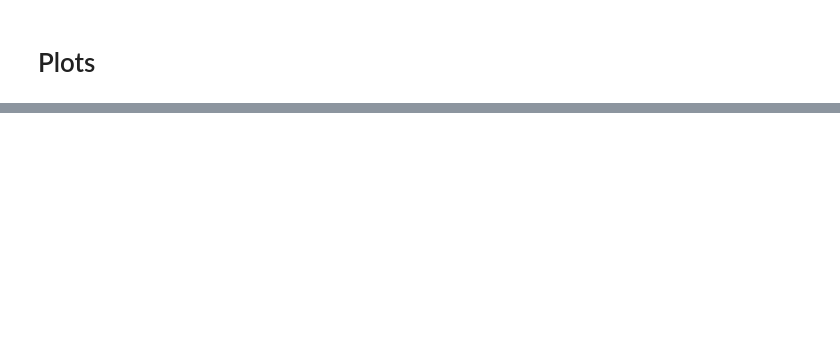
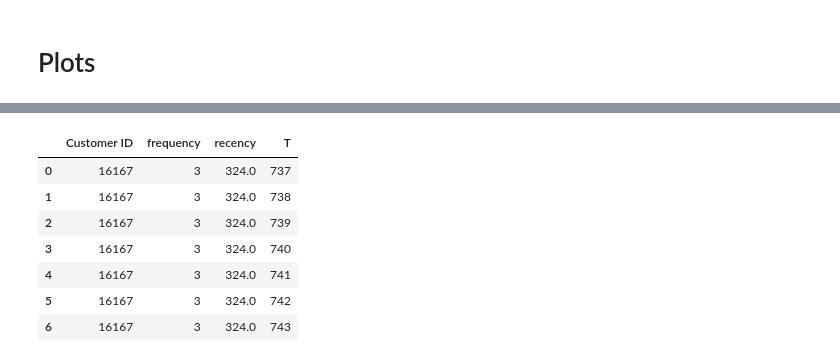
Before and after one commit to konkinit/ltv_analysis, a Jupyter notebook: notebooks/draft.ipynb, the cells around one changed output, grey strips where cells are left out. Saved outputs shown, nothing was run; the diff lists cells and outputs as text; code cells hidden in the pictures; blank space fills up the shorter version.

```diff
--- a/notebooks/draft.ipynb
+++ b/notebooks/draft.ipynb
@@ -96,0 +116,11 @@ T_future_transac = 7
+# %%
+get_customer_history_data(data_summary, customer_id, n_period)
+# %% [output]
+|  | Customer ID | frequency | recency | T |
+| 0 | 16167 | 3 | 324.0 | 737 |
+| 1 | 16167 | 3 | 324.0 | 738 |
+| 2 | 16167 | 3 | 324.0 | 739 |
+| 3 | 16167 | 3 | 324.0 | 740 |
+| 4 | 16167 | 3 | 324.0 | 741 |
+| 5 | 16167 | 3 | 324.0 | 742 |
+| 6 | 16167 | 3 | 324.0 | 743 |
```
Also changed, not shown: parts of 10 cells of this notebook, 7 other files.
